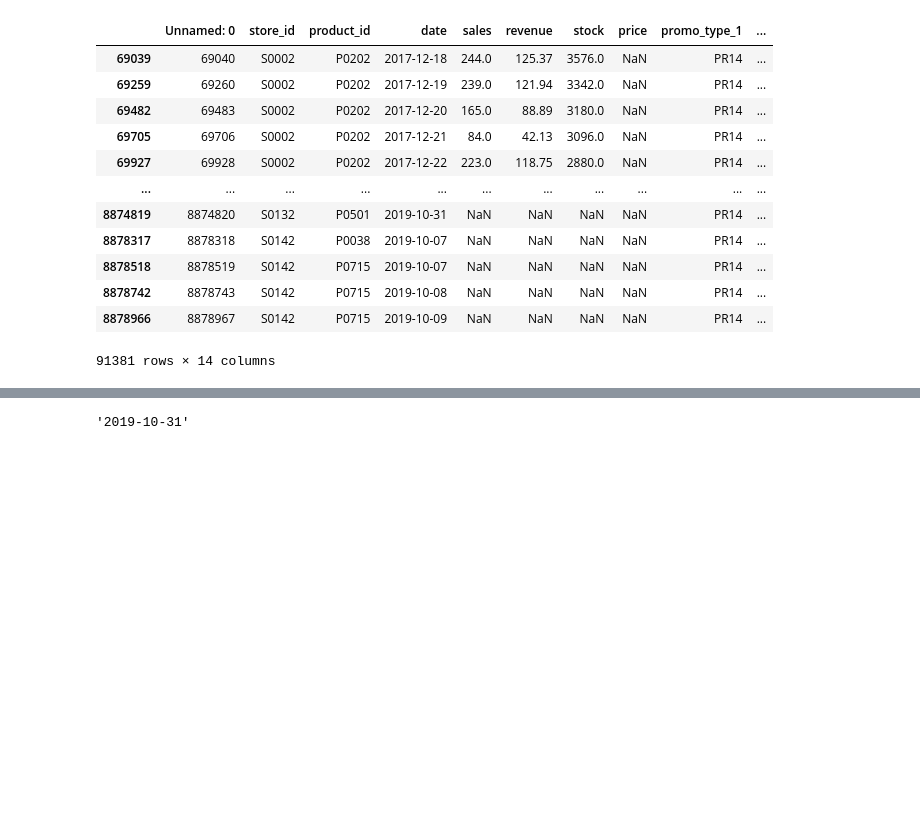
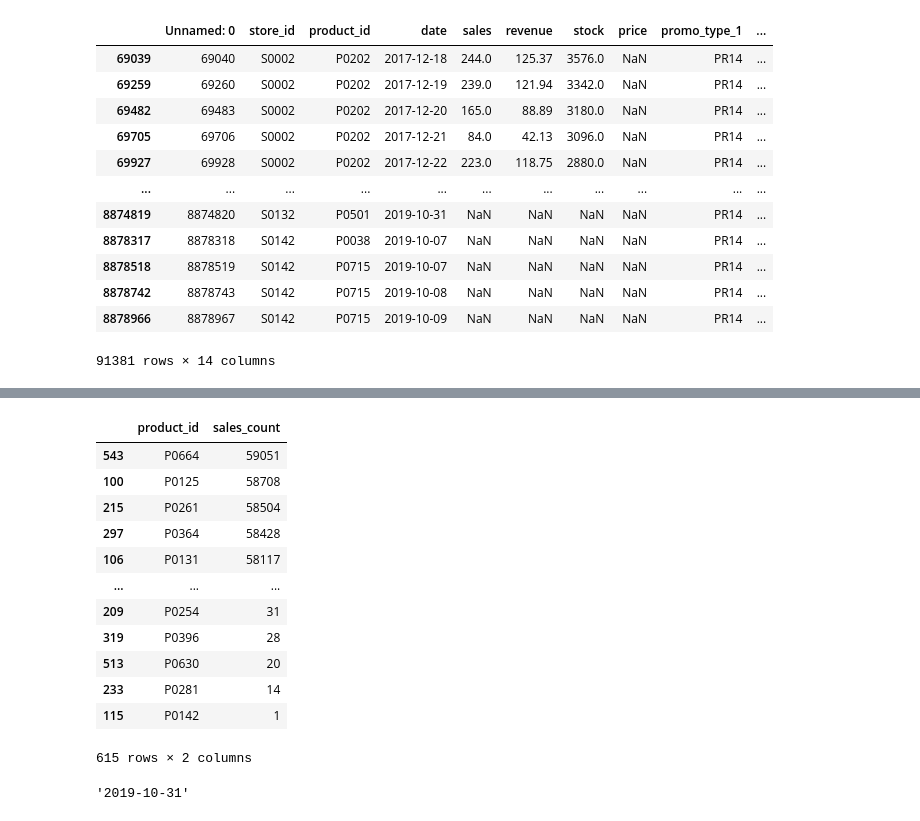
Before and after one commit to yurimfreitas/ProjectII, a Jupyter notebook: 2-DataUnderstanding.ipynb, the cells around one changed output, grey strips where cells are left out. Cells and saved outputs as stored; diff of their text form; code cells hidden in the pictures; blank space fills up the shorter version.

```diff
--- a/2-DataUnderstanding.ipynb
+++ b/2-DataUnderstanding.ipynb
@@ -142,3 +162,25 @@ df_sales[(df_sales['price'].isna()) | (df_sales['price'] == '')]
+# %%
+
+# Counting the number of sales by product_id
+sales_count_by_product = df_sales.groupby('product_id').size().reset_index(name='sales_count')
+
+# Sorting by the biggest count
+sales_count_by_product = sales_count_by_product.sort_values(by='sales_count', ascending=False)
+sales_count_by_product
+# %% [output]
+|  | product_id | sales_count |
+| 543 | P0664 | 59051 |
+| 100 | P0125 | 58708 |
+| 215 | P0261 | 58504 |
+| 297 | P0364 | 58428 |
+| 106 | P0131 | 58117 |
+| ... | ... | ... |
+| 209 | P0254 | 31 |
+| 319 | P0396 | 28 |
+| 513 | P0630 | 20 |
+| 233 | P0281 | 14 |
+| 115 | P0142 | 1 |
+615 rows × 2 columns
 # %%
 df_sales['date'].max()
 # %% [output]
```
Also changed, not shown: parts of 2 cells of this notebook, 4 other files.
